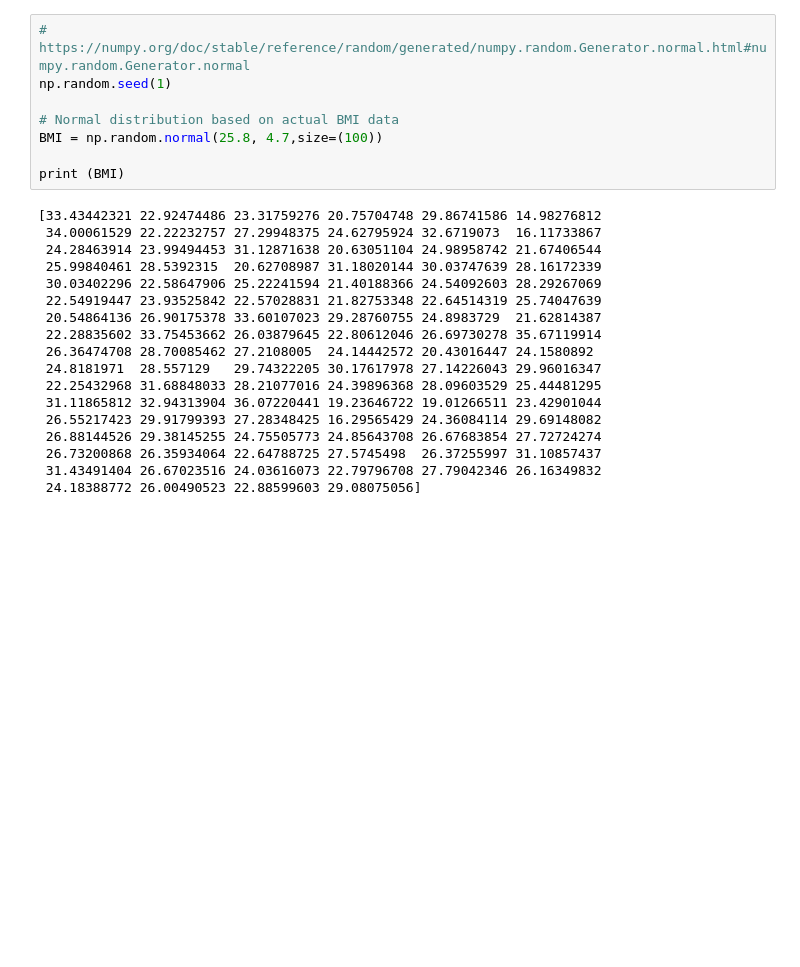
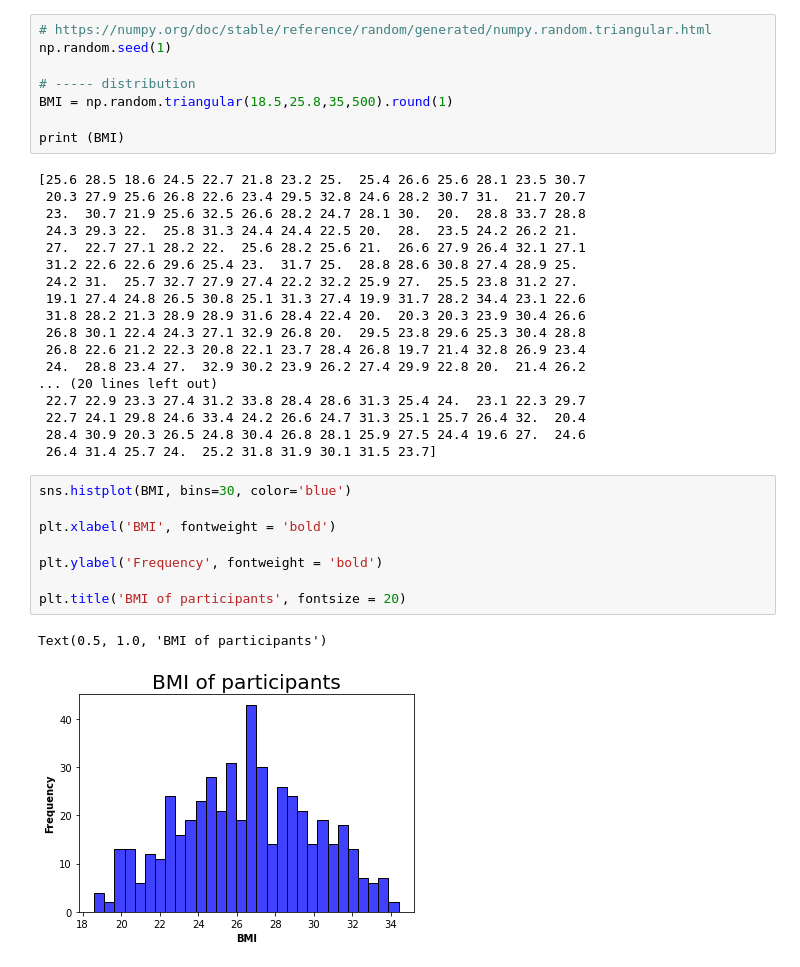
Before and after one commit to kalamkitty/ProgDA_project, a Jupyter notebook: ProgDA_Project.ipynb, the cells around one changed output. Drawn from its saved outputs; the diff is of its cells as text; blank space fills up the shorter version.

```diff
--- a/ProgDA_Project.ipynb
+++ b/ProgDA_Project.ipynb
@@ -100,26 +151,37 @@ Using real-life self reported BMI data from a 2018 journal, it was found that in
 # %%
-# https://numpy.org/doc/stable/reference/random/generated/numpy.random.Generator.normal.html#numpy.random.Generator.normal
+# https://numpy.org/doc/stable/reference/random/generated/numpy.random.triangular.html
 np.random.seed(1)
 
-# Normal distribution based on actual BMI data
-BMI = np.random.normal(25.8, 4.7,size=(100))
+# ----- distribution
+BMI = np.random.triangular(18.5,25.8,35,500).round(1)
 
 print (BMI)
 # %% [output]
-[33.43442321 22.92474486 23.31759276 20.75704748 29.86741586 14.98276812
- 34.00061529 22.22232757 27.29948375 24.62795924 32.6719073  16.11733867
- 24.28463914 23.99494453 31.12871638 20.63051104 24.98958742 21.67406544
- 25.99840461 28.5392315  20.62708987 31.18020144 30.03747639 28.16172339
- 30.03402296 22.58647906 25.22241594 21.40188366 24.54092603 28.29267069
- 22.54919447 23.93525842 22.57028831 21.82753348 22.64514319 25.74047639
- 20.54864136 26.90175378 33.60107023 29.28760755 24.8983729  21.62814387
- 22.28835602 33.75453662 26.03879645 22.80612046 26.69730278 35.67119914
- 26.36474708 28.70085462 27.2108005  24.14442572 20.43016447 24.1580892
- 24.8181971  28.557129   29.74322205 30.17617978 27.14226043 29.96016347
- 22.25432968 31.68848033 28.21077016 24.39896368 28.09603529 25.44481295
- 31.11865812 32.94313904 36.07220441 19.23646722 19.01266511 23.42901044
- 26.55217423 29.91799393 27.28348425 16.29565429 24.36084114 29.69148082
- 26.88144526 29.38145255 24.75505773 24.85643708 26.67683854 27.72724274
- 26.73200868 26.35934064 22.64788725 27.5745498  26.37255997 31.10857437
- 31.43491404 26.67023516 24.03616073 22.79796708 27.79042346 26.16349832
- 24.18388772 26.00490523 22.88599603 29.08075056]
+[25.6 28.5 18.6 24.5 22.7 21.8 23.2 25.  25.4 26.6 25.6 28.1 23.5 30.7
+ 20.3 27.9 25.6 26.8 22.6 23.4 29.5 32.8 24.6 28.2 30.7 31.  21.7 20.7
+ 23.  30.7 21.9 25.6 32.5 26.6 28.2 24.7 28.1 30.  20.  28.8 33.7 28.8
+ 24.3 29.3 22.  25.8 31.3 24.4 24.4 22.5 20.  28.  23.5 24.2 26.2 21.
+ 27.  22.7 27.1 28.2 22.  25.6 28.2 25.6 21.  26.6 27.9 26.4 32.1 27.1
+ 31.2 22.6 22.6 29.6 25.4 23.  31.7 25.  28.8 28.6 30.8 27.4 28.9 25.
+ 24.2 31.  25.7 32.7 27.9 27.4 22.2 32.2 25.9 27.  25.5 23.8 31.2 27.
+ 19.1 27.4 24.8 26.5 30.8 25.1 31.3 27.4 19.9 31.7 28.2 34.4 23.1 22.6
+ 31.8 28.2 21.3 28.9 28.9 31.6 28.4 22.4 20.  20.3 20.3 23.9 30.4 26.6
+ 26.8 30.1 22.4 24.3 27.1 32.9 26.8 20.  29.5 23.8 29.6 25.3 30.4 28.8
+ 26.8 22.6 21.2 22.3 20.8 22.1 23.7 28.4 26.8 19.7 21.4 32.8 26.9 23.4
+ 24.  28.8 23.4 27.  32.9 30.2 23.9 26.2 27.4 29.9 22.8 20.  21.4 26.2
+... (20 lines left out)
+ 22.7 22.9 23.3 27.4 31.2 33.8 28.4 28.6 31.3 25.4 24.  23.1 22.3 29.7
+ 22.7 24.1 29.8 24.6 33.4 24.2 26.6 24.7 31.3 25.1 25.7 26.4 32.  20.4
+ 28.4 30.9 20.3 26.5 24.8 30.4 26.8 28.1 25.9 27.5 24.4 19.6 27.  24.6
+ 26.4 31.4 25.7 24.  25.2 31.8 31.9 30.1 31.5 23.7]
+# %%
+sns.histplot(BMI, bins=30, color='blue')
+
+plt.xlabel('BMI', fontweight = 'bold')
+
+plt.ylabel('Frequency', fontweight = 'bold')
+
+plt.title('BMI of participants', fontsize = 20)
+# %% [output]
+Text(0.5, 1.0, 'BMI of participants')
+[figure, added]
```
Also changed, not shown: parts of 15 cells of this notebook.
